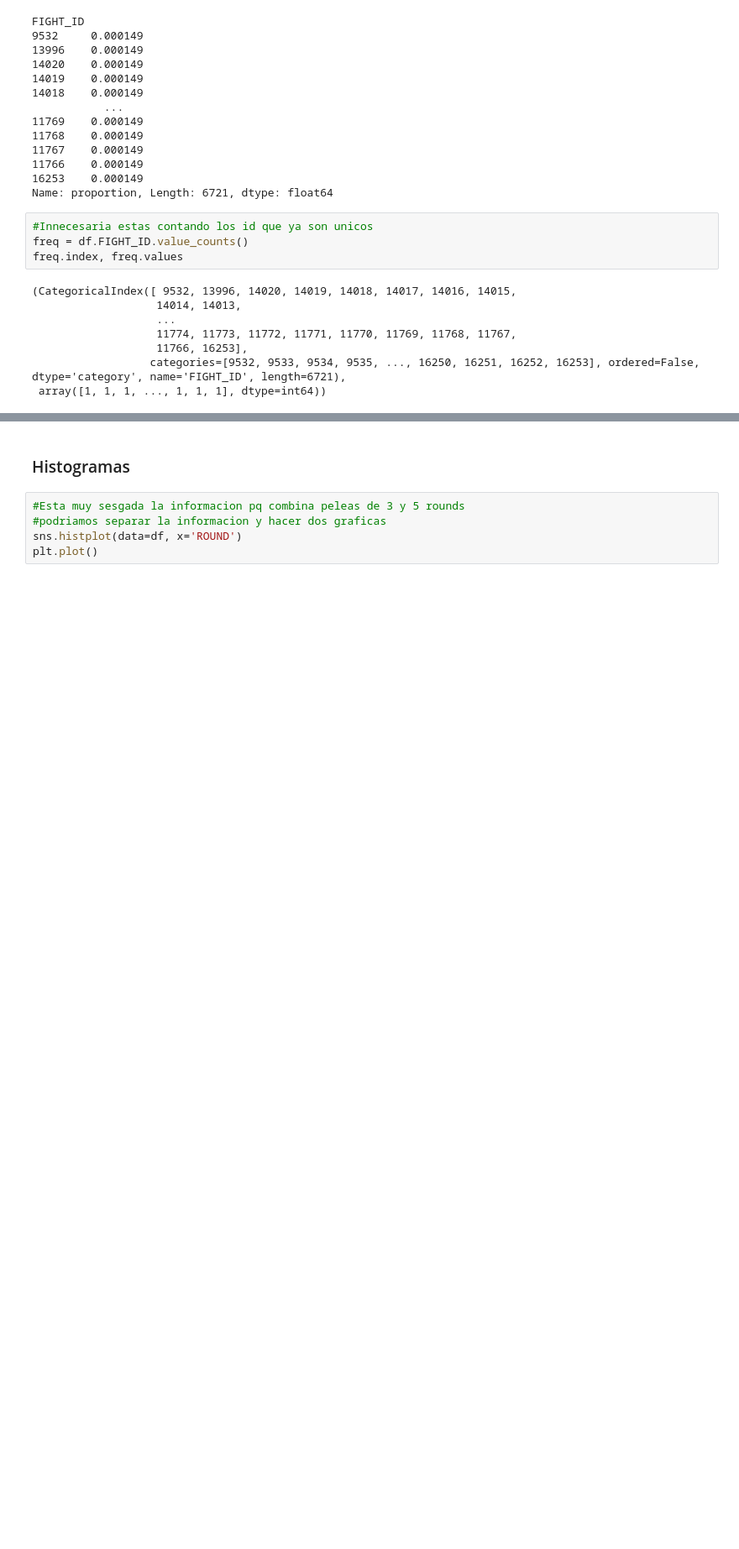
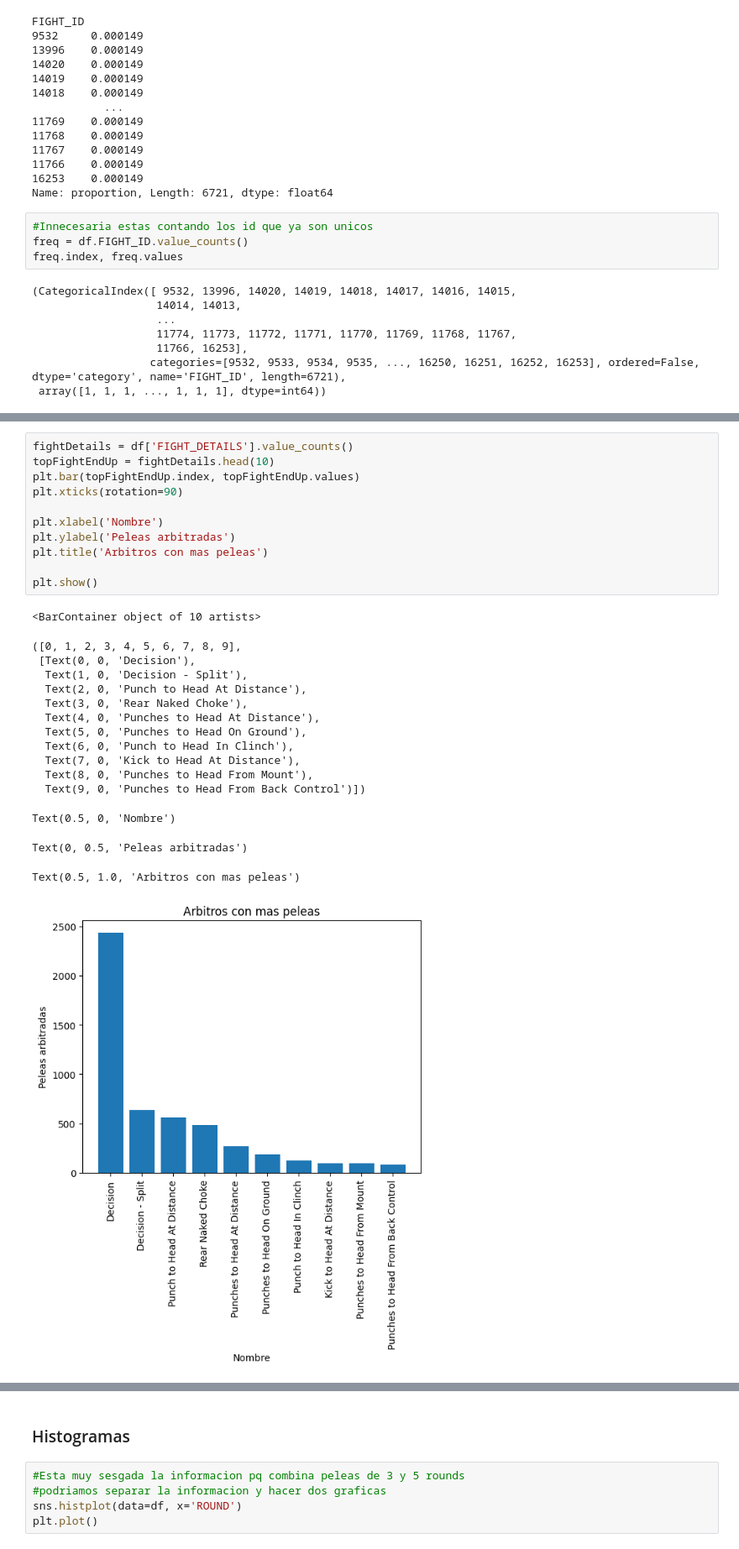
Before and after one commit to YaotecatlMtz/analisisUFC, a Jupyter notebook: proyecto_test.ipynb, the cells around one changed output, grey strips where cells are left out. Shown: that part at 84% size. Drawn from its saved outputs; the diff is of its cells as text; blank space fills up the shorter version.

```diff
--- a/proyecto_test.ipynb
+++ b/proyecto_test.ipynb
@@ -293,0 +324,28 @@ Text(0.5, 1.0, 'Histograma de Duración de Peleas de UFC')
+# %%
+fightDetails = df['FIGHT_DETAILS'].value_counts()
+topFightEndUp = fightDetails.head(10)
+plt.bar(topFightEndUp.index, topFightEndUp.values)
+plt.xticks(rotation=90)
+
+plt.xlabel('Nombre')
+plt.ylabel('Peleas arbitradas')
+plt.title('Arbitros con mas peleas')
+
+plt.show()
+# %% [output]
+<BarContainer object of 10 artists>
+([0, 1, 2, 3, 4, 5, 6, 7, 8, 9],
+ [Text(0, 0, 'Decision'),
+  Text(1, 0, 'Decision - Split'),
+  Text(2, 0, 'Punch to Head At Distance'),
+  Text(3, 0, 'Rear Naked Choke'),
+  Text(4, 0, 'Punches to Head At Distance'),
+  Text(5, 0, 'Punches to Head On Ground'),
+  Text(6, 0, 'Punch to Head In Clinch'),
+  Text(7, 0, 'Kick to Head At Distance'),
+  Text(8, 0, 'Punches to Head From Mount'),
+  Text(9, 0, 'Punches to Head From Back Control')])
+Text(0.5, 0, 'Nombre')
+Text(0, 0.5, 'Peleas arbitradas')
+Text(0.5, 1.0, 'Arbitros con mas peleas')
+[figure, added]
```
Also changed, not shown: parts of 5 cells of this notebook.
